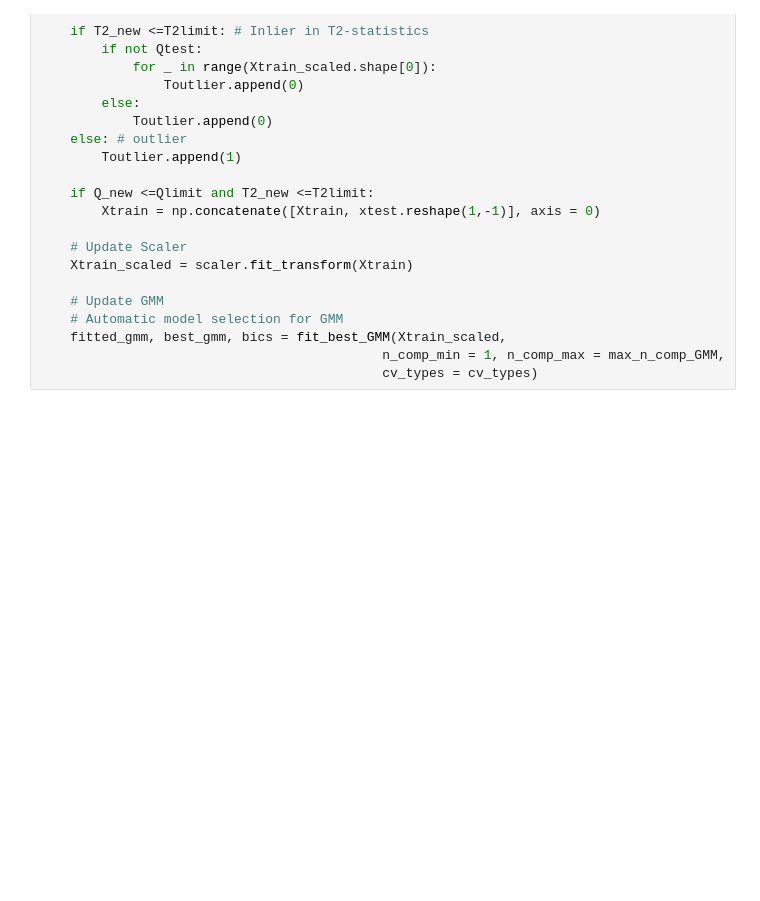
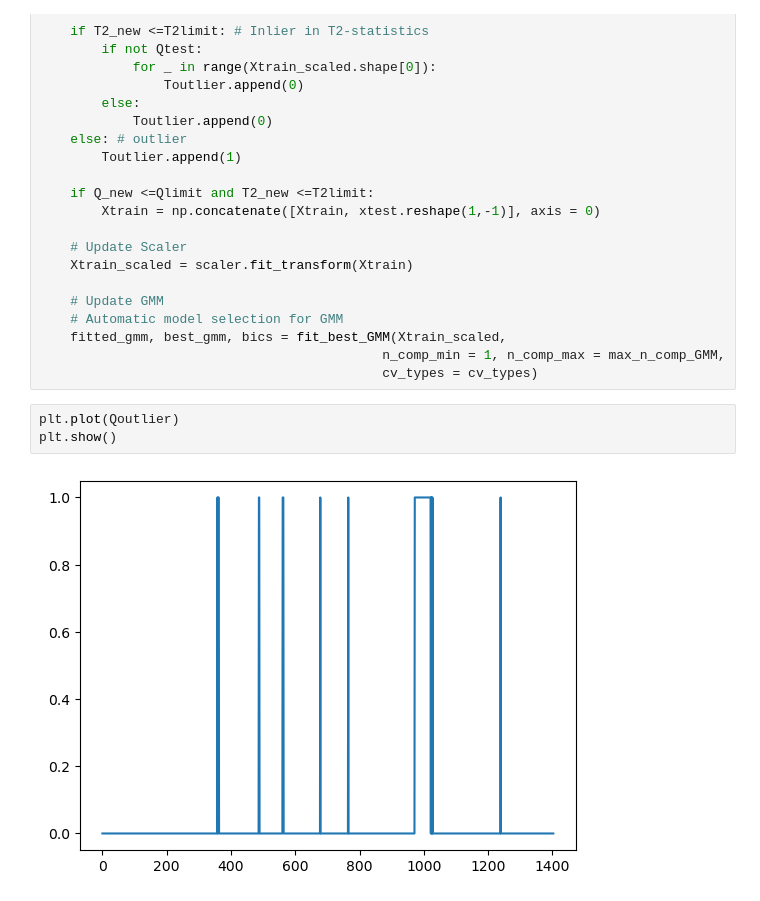
Before and after one commit to seungsab/Robust_Outlier_detection, a Jupyter notebook: 20230712_인천항_데이터_항만인프라/Step2_Anomaly_detection_using_PCA.ipynb, the cells around one changed output. Drawn from its saved outputs; the diff is of its cells as text; blank space fills up the shorter version.

```diff
--- a/20230712_인천항_데이터_항만인프라/Step2_Anomaly_detection_using_PCA.ipynb
+++ b/20230712_인천항_데이터_항만인프라/Step2_Anomaly_detection_using_PCA.ipynb
@@ -456,3 +456,8 @@ for i_xtest, xtest in enumerate(Xtest):
     fitted_gmm, best_gmm, bics = fit_best_GMM(Xtrain_scaled,
                                             n_comp_min = 1, n_comp_max = max_n_comp_GMM,
                                             cv_types = cv_types)
+# %%
+plt.plot(Qoutlier)
+plt.show()
+# %% [output]
+[figure, added]
```
Also changed, not shown: 1 other file.
